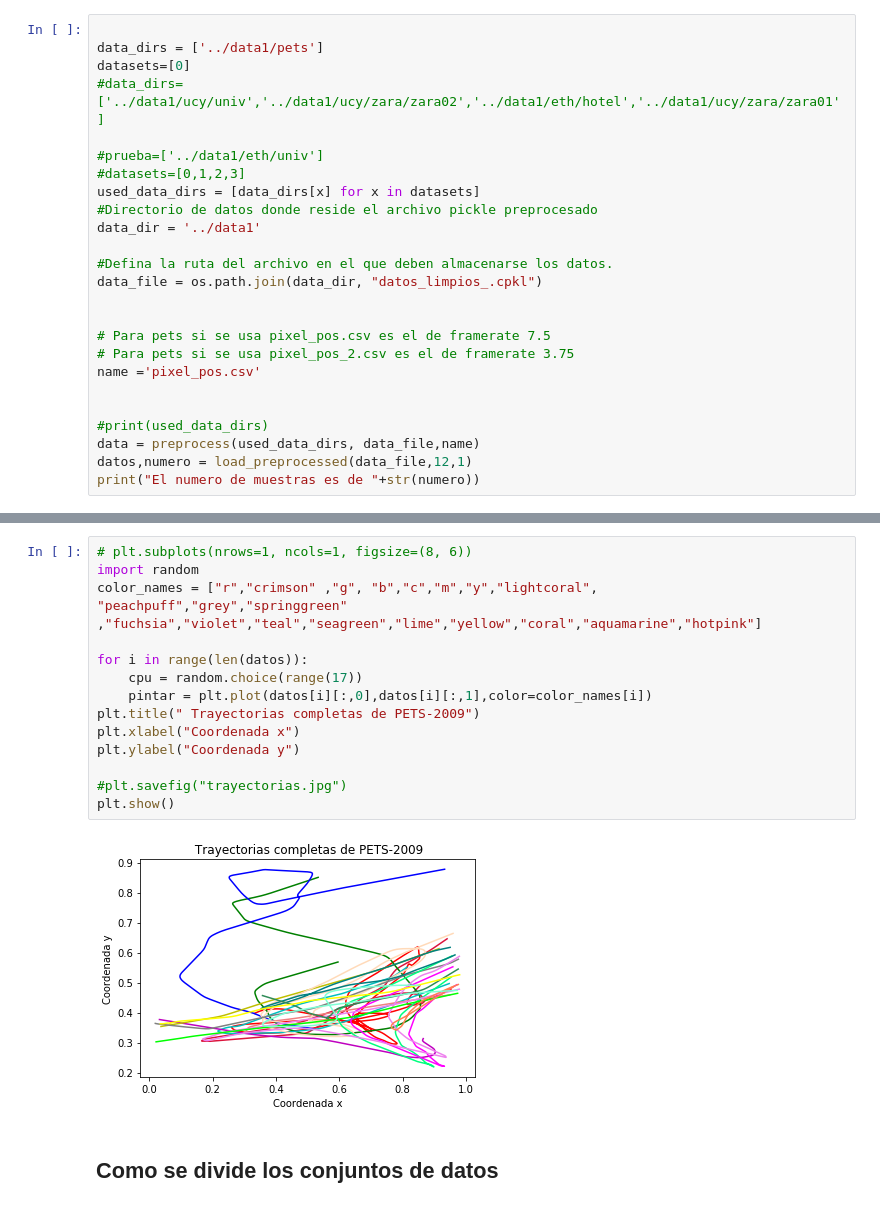
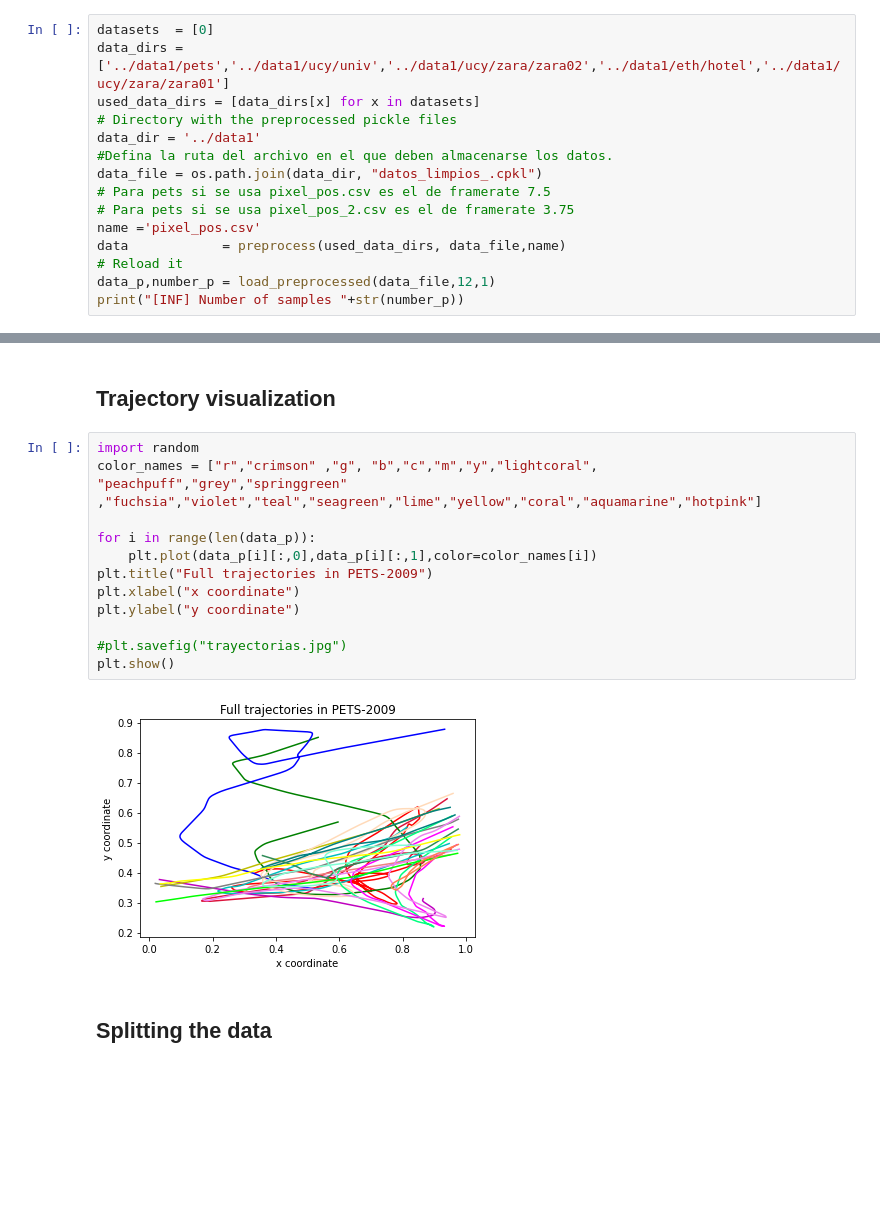
Before and after one commit to cimat-ris/OF-PathPred, a Jupyter notebook: LSTM-XY/LSTM-X-Y.ipynb, the cells around one changed output, grey strips where cells are left out. Saved outputs shown, nothing was run; the diff lists cells and outputs as text; blank space fills up the shorter version.

```diff
--- a/LSTM-XY/LSTM-X-Y.ipynb
+++ b/LSTM-XY/LSTM-X-Y.ipynb
@@ -129,28 +111,18 @@ def load_preprocessed(data_file,seq_length_obs,batch_size):
     #cada bache tiene batch_size conjuntos donde cada conjunto tiene datos de length+2
     return data,num_batches
 # %%
-
-data_dirs = ['../data1/pets']
-datasets=[0]
-#data_dirs=['../data1/ucy/univ','../data1/ucy/zara/zara02','../data1/eth/hotel','../data1/ucy/zara/zara01']
-
-#prueba=['../data1/eth/univ']
-#datasets=[0,1,2,3]
+datasets  = [0]
+data_dirs = ['../data1/pets','../data1/ucy/univ','../data1/ucy/zara/zara02','../data1/eth/hotel','../data1/ucy/zara/zara01']
 used_data_dirs = [data_dirs[x] for x in datasets]
-#Directorio de datos donde reside el archivo pickle preprocesado
+# Directory with the preprocessed pickle files
 data_dir = '../data1'
-
 #Defina la ruta del archivo en el que deben almacenarse los datos.
 data_file = os.path.join(data_dir, "datos_limpios_.cpkl")
-
-
 # Para pets si se usa pixel_pos.csv es el de framerate 7.5
 # Para pets si se usa pixel_pos_2.csv es el de framerate 3.75
 name ='pixel_pos.csv'
-
-
-#print(used_data_dirs)
-data = preprocess(used_data_dirs, data_file,name)
-datos,numero = load_preprocessed(data_file,12,1)
-print("El numero de muestras es de "+str(numero))
+data            = preprocess(used_data_dirs, data_file,name)
+# Reload it
+data_p,number_p = load_preprocessed(data_file,12,1)
+print("[INF] Number of samples "+str(number_p))
 # %% [output]
@@ -176,19 +163,19 @@ def secuencia(seq_length_obs,data):
+# %% [markdown]
+## Trajectory visualization
 # %%
-# plt.subplots(nrows=1, ncols=1, figsize=(8, 6))
 import random
 color_names = ["r","crimson" ,"g", "b","c","m","y","lightcoral", "peachpuff","grey","springgreen" ,"fuchsia","violet","teal","seagreen","lime","yellow","coral","aquamarine","hotpink"]
 
-for i in range(len(datos)):
-    cpu = random.choice(range(17))
-    pintar = plt.plot(datos[i][:,0],datos[i][:,1],color=color_names[i])
-plt.title(" Trayectorias completas de PETS-2009")
-plt.xlabel("Coordenada x")
-plt.ylabel("Coordenada y")
+for i in range(len(data_p)):
+    plt.plot(data_p[i][:,0],data_p[i][:,1],color=color_names[i])
+plt.title("Full trajectories in PETS-2009")
+plt.xlabel("x coordinate")
+plt.ylabel("y coordinate")
 
 #plt.savefig("trayectorias.jpg")
 plt.show()
 # %% [output]
-[figure, old version]
+[figure, new version]
-# %% [markdown]
-## Como se divide los conjuntos de datos
+# %% [markdown]
+## Splitting the data
 # %%
```
Also changed, not shown: parts of 78 cells of this notebook.
